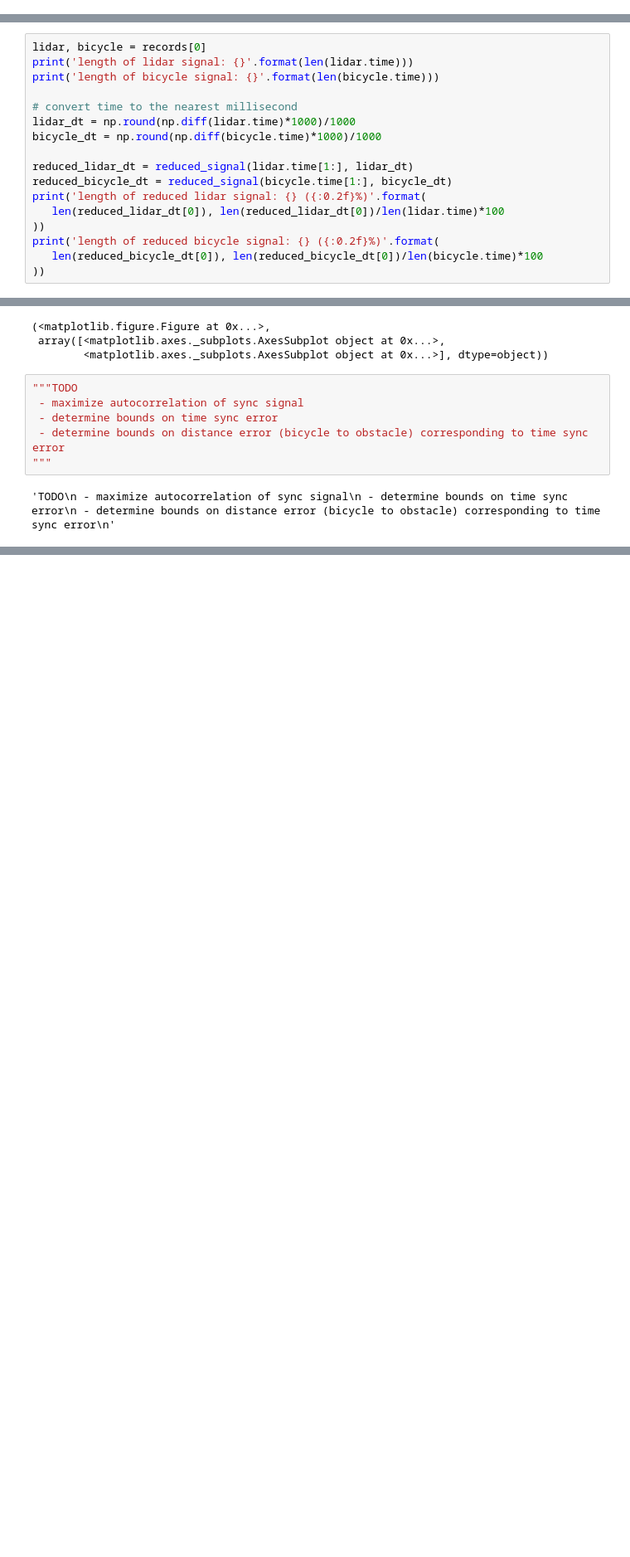
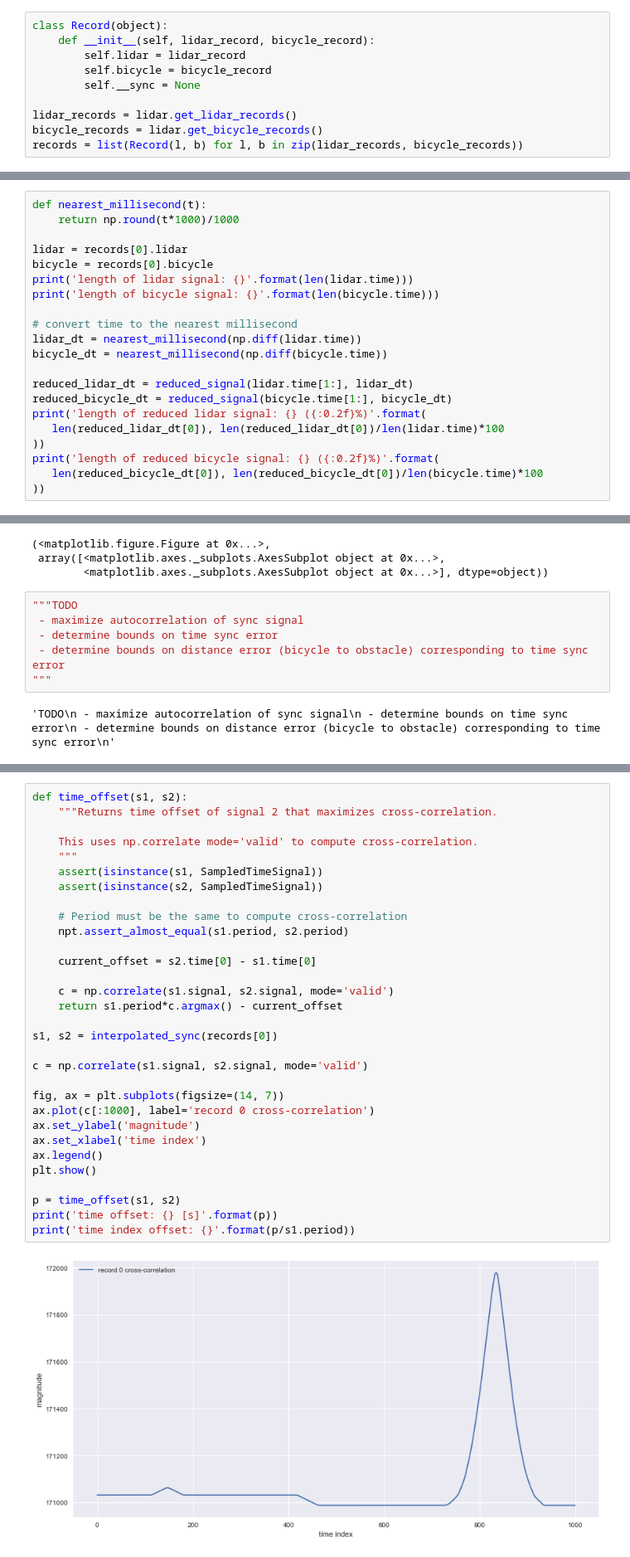
Before and after one commit to oliverlee/antlia, a Jupyter notebook: python/sync_clocks.ipynb, the cells around one changed output, grey strips where cells are left out. Shown: that part at 83% size. Saved outputs shown, nothing was run; the diff lists cells and outputs as text; blank space fills up the shorter version.

Commit message:
Add function to synchronize bicycle and LIDAR records

```diff
--- a/python/sync_clocks.ipynb
+++ b/python/sync_clocks.ipynb
@@ -18,3 +14,13 @@ records = list(zip(lidar_records, bicycle_records))
+# %%
+class Record(object):
+    def __init__(self, lidar_record, bicycle_record):
+        self.lidar = lidar_record
+        self.bicycle = bicycle_record
+        self.__sync = None
+
+lidar_records = lidar.get_lidar_records()
+bicycle_records = lidar.get_bicycle_records()
+records = list(Record(l, b) for l, b in zip(lidar_records, bicycle_records))
 # %%
 # If we try to plot all the data, jupyter will crash
 def reduced_signal(time, signal, tol=1e-6):
@@ -57,13 +63,17 @@ print(*reduced_signal(t, a))
 [0 0 0 1 1 2 3 0 0]
 [1 3 4 5 6 7 8 9] [0 0 1 1 2 3 0 0]
 # %%
-lidar, bicycle = records[0]
+def nearest_millisecond(t):
+    return np.round(t*1000)/1000
+
+lidar = records[0].lidar
+bicycle = records[0].bicycle
 print('length of lidar signal: {}'.format(len(lidar.time)))
 print('length of bicycle signal: {}'.format(len(bicycle.time)))
 
 # convert time to the nearest millisecond
-lidar_dt = np.round(np.diff(lidar.time)*1000)/1000
-bicycle_dt = np.round(np.diff(bicycle.time)*1000)/1000
+lidar_dt = nearest_millisecond(np.diff(lidar.time))
+bicycle_dt = nearest_millisecond(np.diff(bicycle.time))
 
 reduced_lidar_dt = reduced_signal(lidar.time[1:], lidar_dt)
 reduced_bicycle_dt = reduced_signal(bicycle.time[1:], bicycle_dt)
@@ -158,0 +231,33 @@ plot_record_timeseries(records[3])
+# %%
+def time_offset(s1, s2):
+    """Returns time offset of signal 2 that maximizes cross-correlation.
+
+    This uses np.correlate mode='valid' to compute cross-correlation.
+    """
+    assert(isinstance(s1, SampledTimeSignal))
+    assert(isinstance(s2, SampledTimeSignal))
+
+    # Period must be the same to compute cross-correlation
+    npt.assert_almost_equal(s1.period, s2.period)
+
+    current_offset = s2.time[0] - s1.time[0]
+
+    c = np.correlate(s1.signal, s2.signal, mode='valid')
+    return s1.period*c.argmax() - current_offset
+
+s1, s2 = interpolated_sync(records[0])
+
+c = np.correlate(s1.signal, s2.signal, mode='valid')
+
+fig, ax = plt.subplots(figsize=(14, 7))
+ax.plot(c[:1000], label='record 0 cross-correlation')
+ax.set_ylabel('magnitude')
+ax.set_xlabel('time index')
+ax.legend()
+plt.show()
+
+p = time_offset(s1, s2)
+print('time offset: {} [s]'.format(p))
+print('time index offset: {}'.format(p/s1.period))
+# %% [output]
+[figure, added]
```
Also changed, not shown: parts of 9 cells of this notebook.
